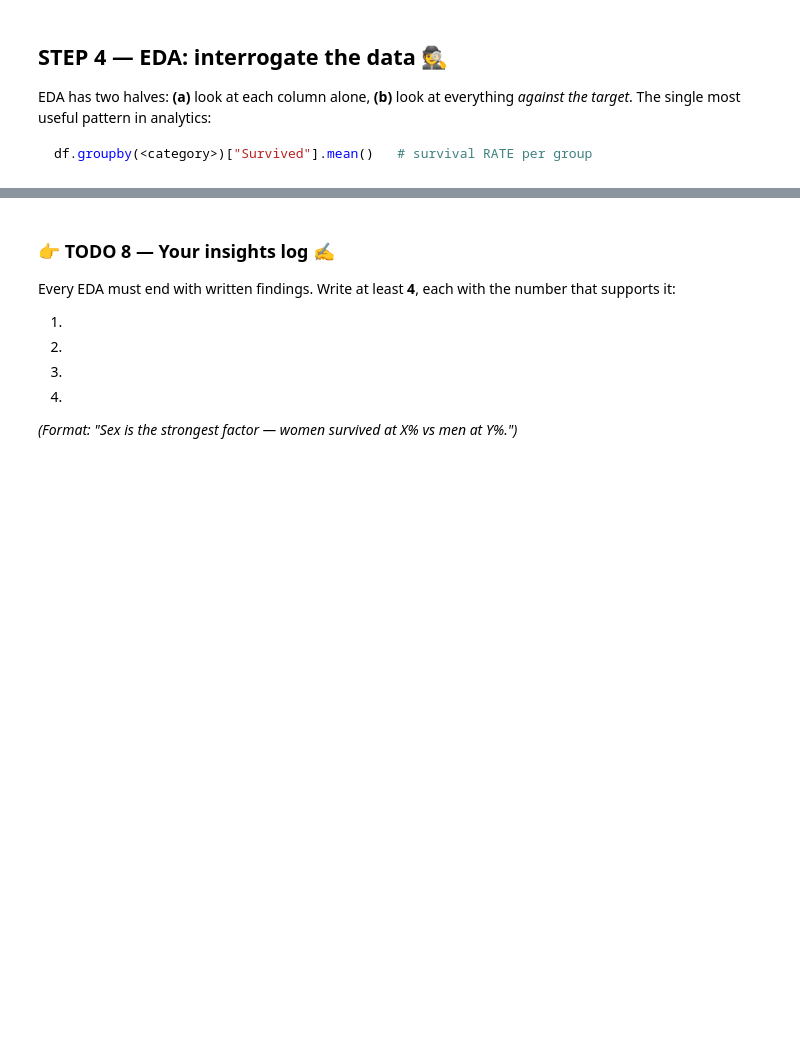
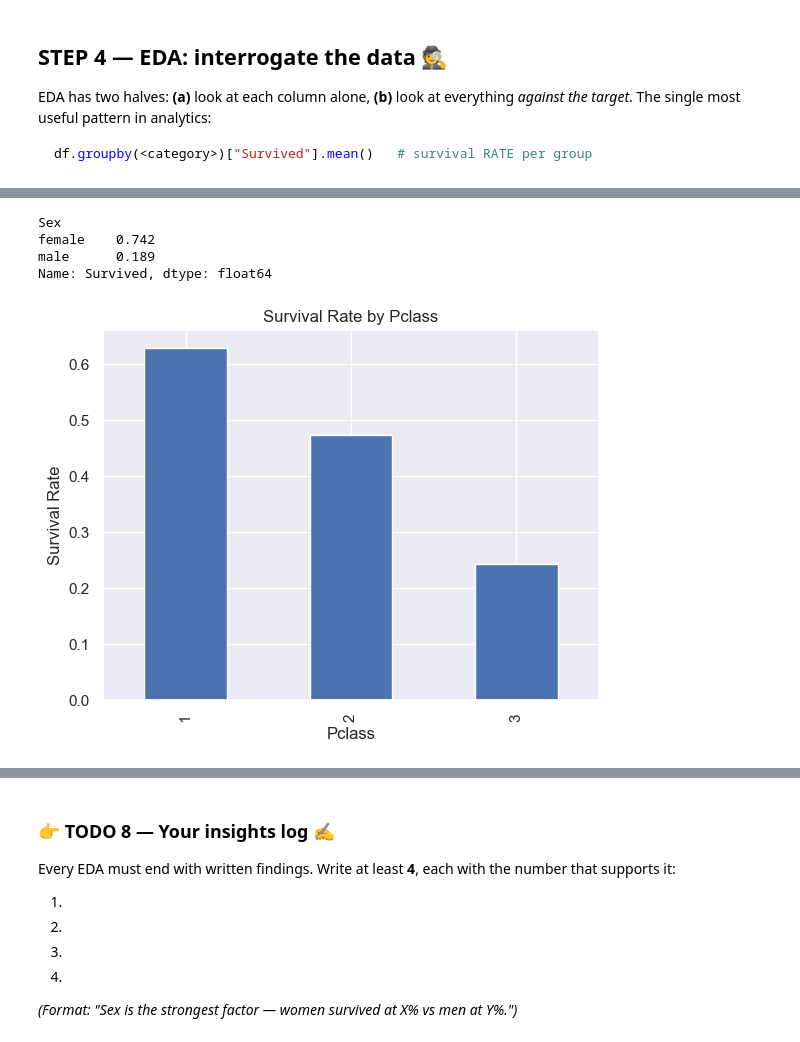
Before and after one commit to omdaelsfa7/CAE-Intern, a Jupyter notebook: lab2_titanic_pipeline.ipynb, the cells around one changed output, grey strips where cells are left out. Drawn from its saved outputs; the diff is of its cells as text; code cells hidden in the pictures; blank space fills up the shorter version.

```diff
--- a/lab2_titanic_pipeline.ipynb
+++ b/lab2_titanic_pipeline.ipynb
@@ -86,3 +145,4 @@ df.head(3)
 # %%
 # 👉 TODO 2 — Fill missing Age with the MEDIAN age (Lab 1, Exercise 7 pattern)
-...
+df["Age"] = df["Age"].fillna(df["Age"].median())
+df.isna().sum()
@@ -89,4 +159,5 @@ df.head(3)
 # %%
 # 👉 TODO 3 — Fill missing Embarked with the MODE
 # Hint: df["Embarked"].mode()[0]
-...
+df["Embarked"] = df["Embarked"].fillna(df["Embarked"].mode()[0])
+df.isna().sum()
@@ -121,9 +221,19 @@ plt.show()
 # THE golden pattern — survival rate by group:
 print(df.groupby("Sex")["Survived"].mean().round(3))
 # women vs men — "Women and children first" was real.
+# %% [output]
+Sex
+female    0.742
+male      0.189
+Name: Survived, dtype: float64
 # %%
 # 👉 TODO 5 — Survival rate by Pclass (the groupby pattern) + a bar chart of it.
 # Hint for the chart:  <your groupby result>.plot(kind="bar")
-...
+survival_by_class = df.groupby("Pclass")["Survived"].mean()
+
+survival_by_class.plot(kind="bar", ylabel="Survival Rate", title="Survival Rate by Pclass")
+plt.show()
+# %% [output]
+[figure, added]
 # %%
 # 👉 TODO 6 — Survival rate by Embarked port. Any difference?
```
Also changed, not shown: parts of 44 cells of this notebook.
